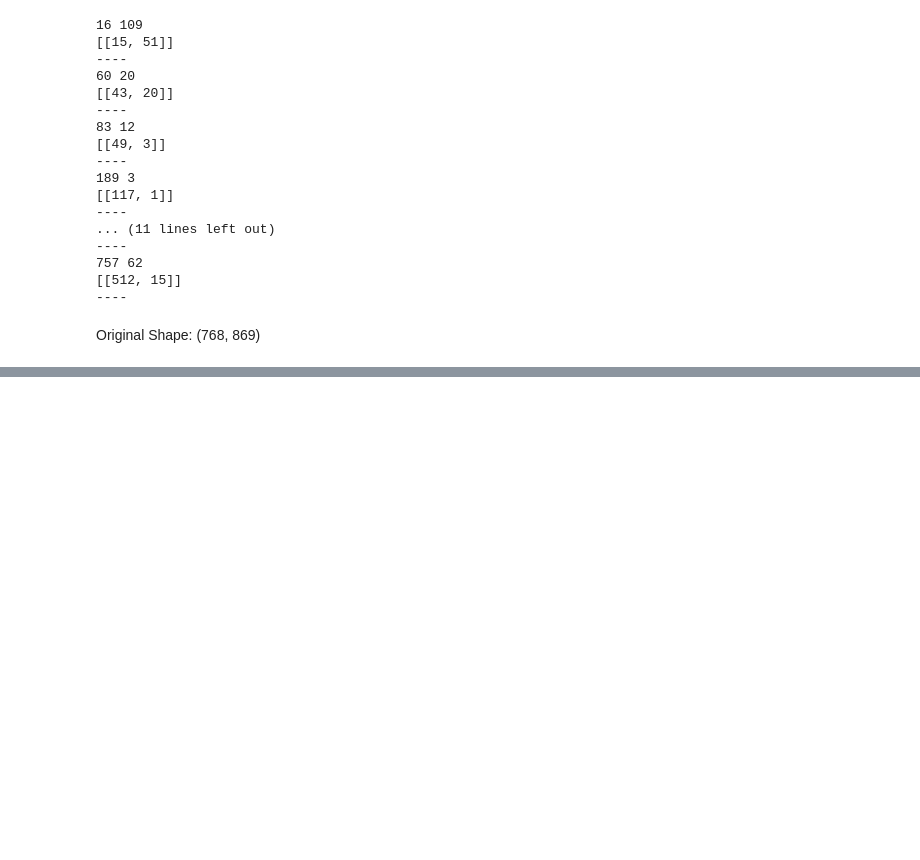
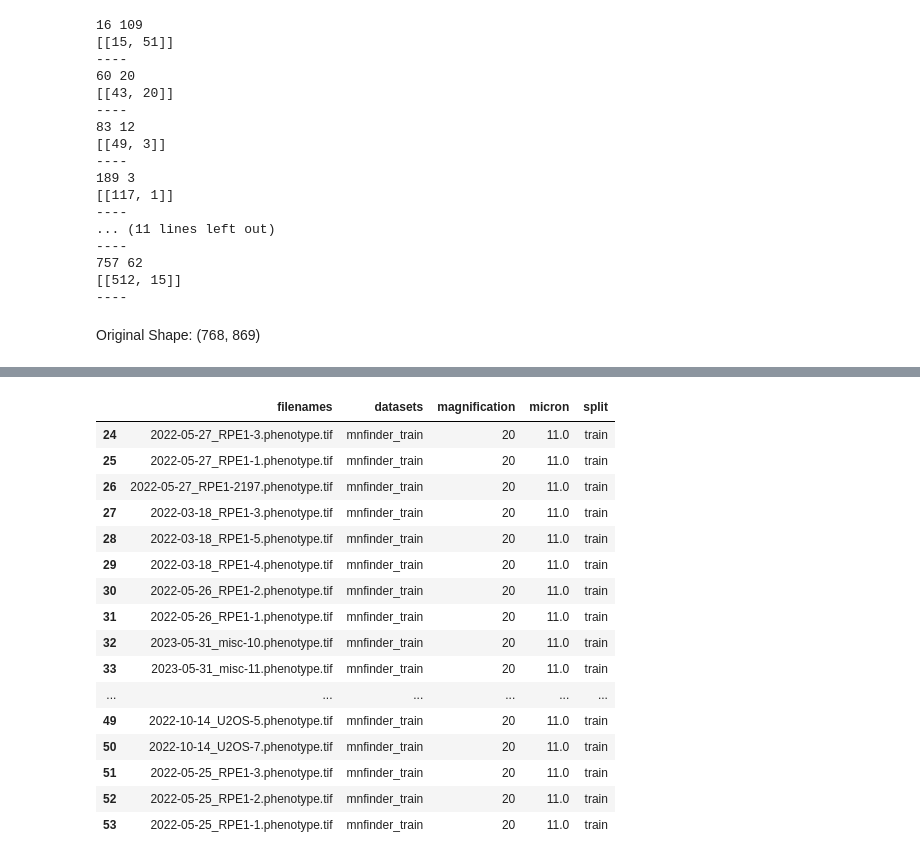
Before and after one commit to CaicedoLab/micronuclei-detection, a Jupyter notebook: notebooks/test_dataset.ipynb, the cells around one changed output, grey strips where cells are left out. Saved outputs shown, nothing was run; the diff lists cells and outputs as text; code cells hidden in the pictures; blank space fills up the shorter version.

```diff
--- a/notebooks/test_dataset.ipynb
+++ b/notebooks/test_dataset.ipynb
@@ -264,3 +293,6 @@ index
 585 + 256
 # %%
 A
+# %%
+df = pd.read_csv('/scr/yren/all_data_micronuclei_no_rescale/metadata.csv')
+df
@@ -266,0 +313,27 @@ A
+# %%
+subset = 'mnfinder_train'
+if subset == 'pilot_screen':
+    files_to_remove = df[df.datasets.isin(['pilot', 'screen'])]
+elif subset == 'hela_rpe1':
+    files_to_remove = df[df.datasets.isin(['HeLa', 'RPE1'])]
+else:
+    files_to_remove = df[df.datasets.isin([subset])]
+files_to_remove
+# %% [output]
+|  | filenames | datasets | magnification | micron | split |
+| 24 | 2022-05-27_RPE1-3.phenotype.tif | mnfinder_train | 20 | 11.0 | train |
+| 25 | 2022-05-27_RPE1-1.phenotype.tif | mnfinder_train | 20 | 11.0 | train |
+| 26 | 2022-05-27_RPE1-2197.phenotype.tif | mnfinder_train | 20 | 11.0 | train |
+| 27 | 2022-03-18_RPE1-3.phenotype.tif | mnfinder_train | 20 | 11.0 | train |
+| 28 | 2022-03-18_RPE1-5.phenotype.tif | mnfinder_train | 20 | 11.0 | train |
+| 29 | 2022-03-18_RPE1-4.phenotype.tif | mnfinder_train | 20 | 11.0 | train |
+| 30 | 2022-05-26_RPE1-2.phenotype.tif | mnfinder_train | 20 | 11.0 | train |
+| 31 | 2022-05-26_RPE1-1.phenotype.tif | mnfinder_train | 20 | 11.0 | train |
+| 32 | 2023-05-31_misc-10.phenotype.tif | mnfinder_train | 20 | 11.0 | train |
+| 33 | 2023-05-31_misc-11.phenotype.tif | mnfinder_train | 20 | 11.0 | train |
+| ... | ... | ... | ... | ... | ... |
+| 49 | 2022-10-14_U2OS-5.phenotype.tif | mnfinder_train | 20 | 11.0 | train |
+| 50 | 2022-10-14_U2OS-7.phenotype.tif | mnfinder_train | 20 | 11.0 | train |
+| 51 | 2022-05-25_RPE1-3.phenotype.tif | mnfinder_train | 20 | 11.0 | train |
+| 52 | 2022-05-25_RPE1-2.phenotype.tif | mnfinder_train | 20 | 11.0 | train |
+| 53 | 2022-05-25_RPE1-1.phenotype.tif | mnfinder_train | 20 | 11.0 | train |
```
Also changed, not shown: parts of 8 cells of this notebook, 2 other files.
